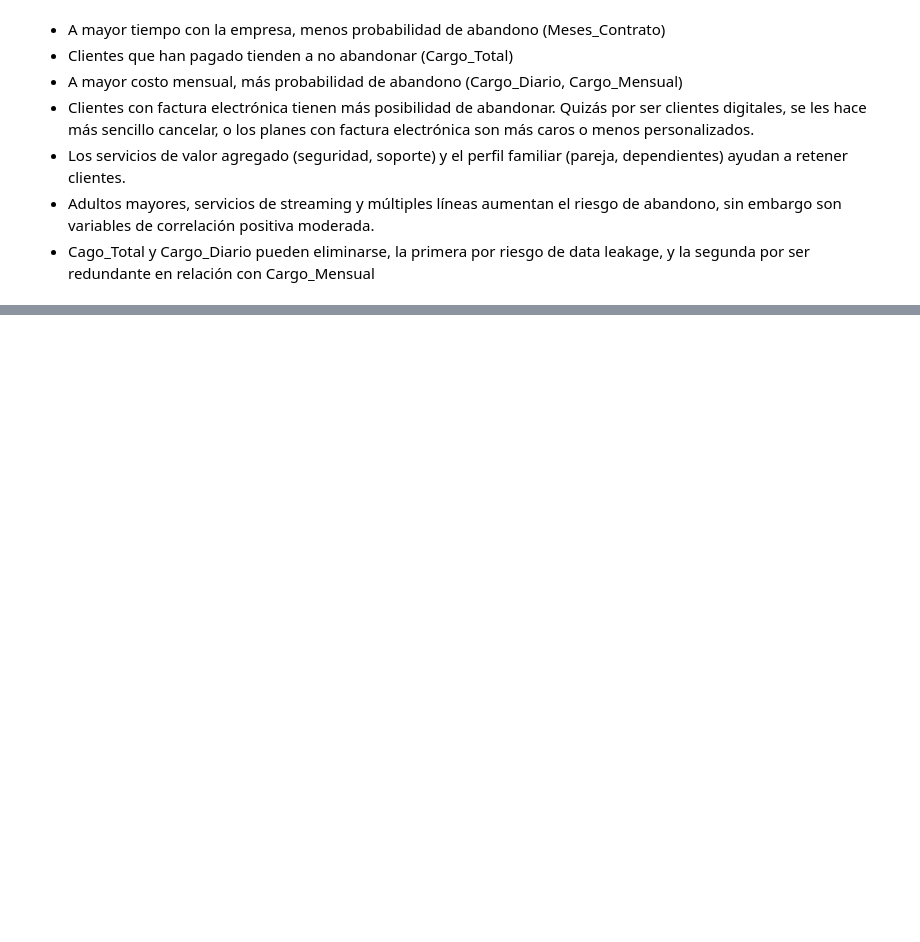
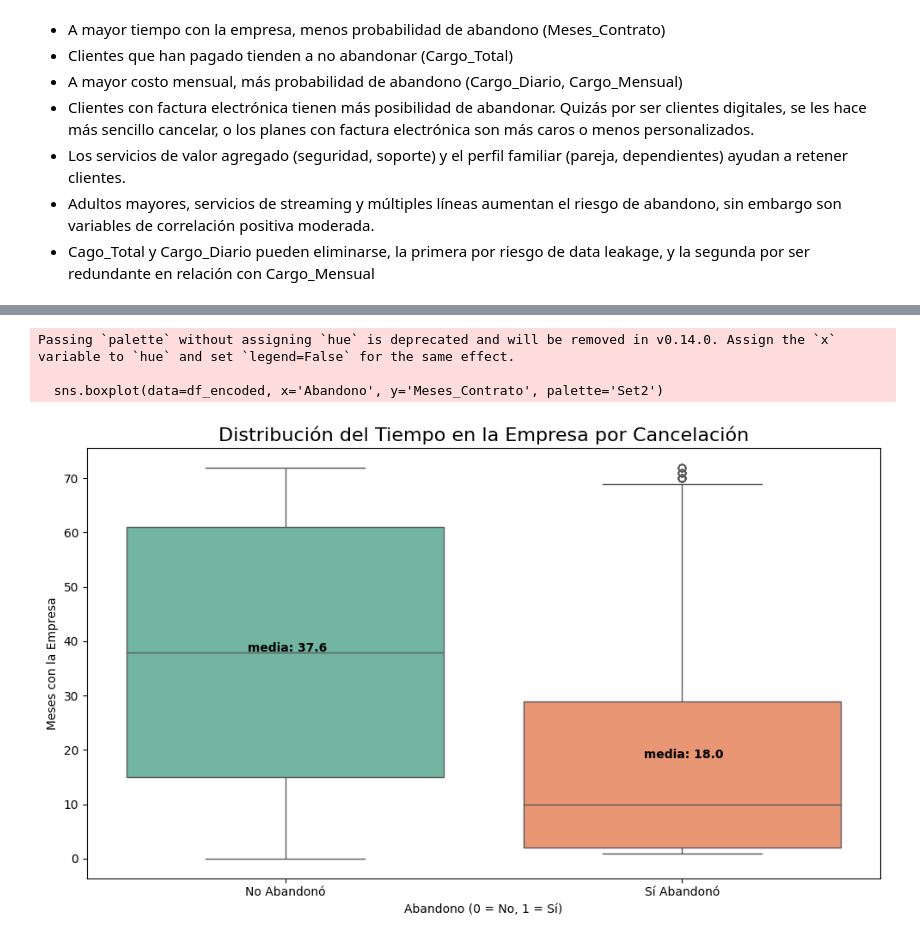
Before and after one commit to AenimaLabs/TelecomX2, a Jupyter notebook: TelecomX2.ipynb, the cells around one changed output, grey strips where cells are left out. Saved outputs shown, nothing was run; the diff lists cells and outputs as text; code cells hidden in the pictures; blank space fills up the shorter version.

```diff
--- a/TelecomX2.ipynb
+++ b/TelecomX2.ipynb
@@ -259,0 +268,25 @@ Columnas finales para modelado:
+# %%
+import matplotlib.pyplot as plt
+import seaborn as sns
+
+plt.figure(figsize=(10, 6))
+sns.boxplot(data=df_encoded, x='Abandono', y='Meses_Contrato', palette='Set2')
+
+# Personalización
+plt.title('Distribución del Tiempo en la Empresa por Cancelación', fontsize=16)
+plt.xlabel('Abandono (0 = No, 1 = Sí)')
+plt.ylabel('Meses con la Empresa')
+plt.xticks([0, 1], ['No Abandonó', 'Sí Abandonó'])
+
+# Añadir medias
+for i, abandono in enumerate([0, 1]):
+    mean_val = df_encoded[df_encoded['Abandono'] == abandono]['Meses_Contrato'].mean()
+    plt.text(i, mean_val, f' media: {mean_val:.1f}', color='black', ha='center', va='bottom', fontweight='bold')
+
+plt.tight_layout()
+plt.show()
+# %% [output]
+Passing `palette` without assigning `hue` is deprecated and will be removed in v0.14.0. Assign the `x` variable to `hue` and set `legend=False` for the same effect.
+
+  sns.boxplot(data=df_encoded, x='Abandono', y='Meses_Contrato', palette='Set2')
+[figure, added]
```
Also changed, not shown: parts of 6 cells of this notebook.
